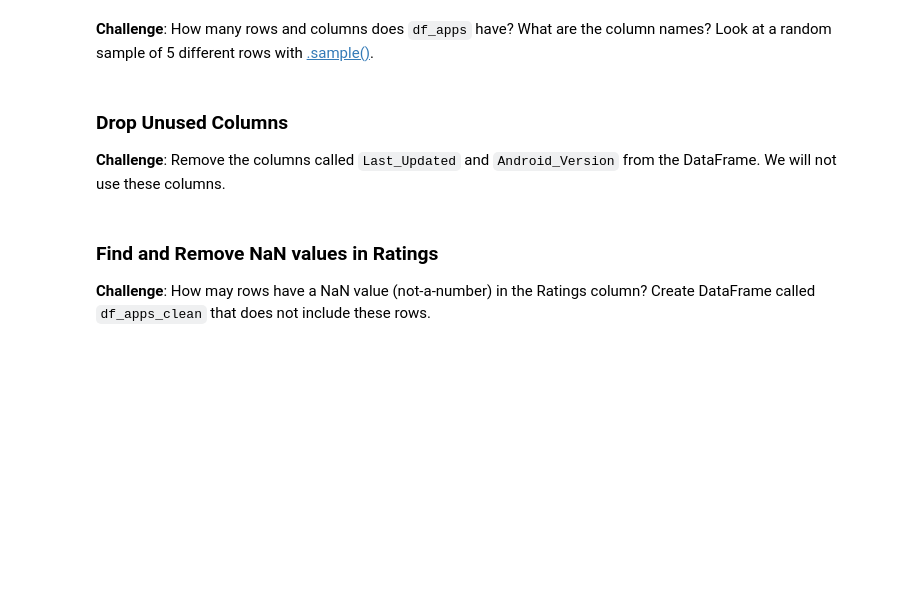
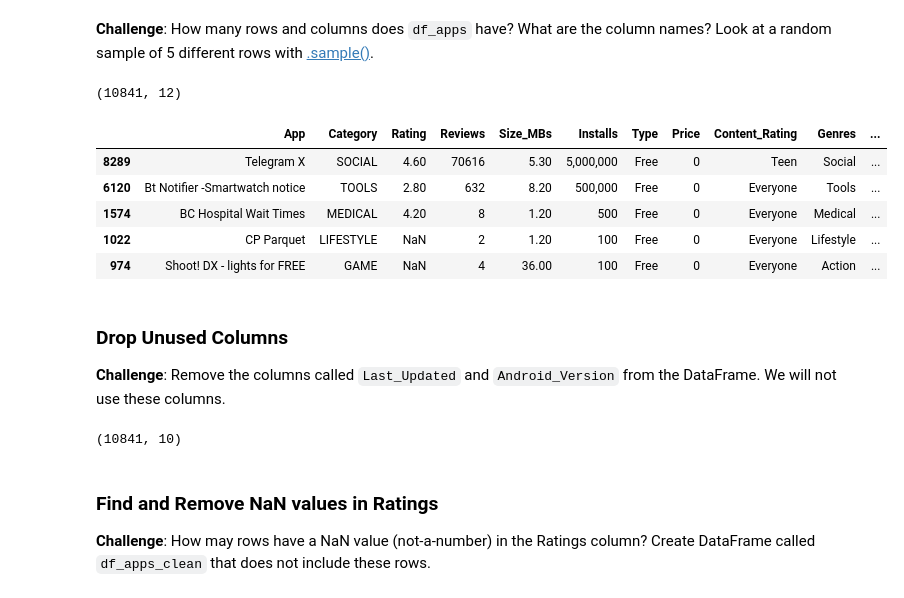
Before and after one commit to lXVILLALOBOSXl/pythonbootcamp, a Jupyter notebook: 76 - Beautiful Plotly Charts & Analysing the Android App Store/Google Play Store App Analytics (start).ipynb, the cells around one changed output. Cells and saved outputs as stored; diff of their text form; code cells hidden in the pictures; blank space fills up the shorter version.

```diff
--- a/76 - Beautiful Plotly Charts & Analysing the Android App Store/Google Play Store App Analytics (start).ipynb
+++ b/76 - Beautiful Plotly Charts & Analysing the Android App Store/Google Play Store App Analytics (start).ipynb
@@ -28,6 +26,19 @@ FileNotFoundError: ignored
 # Data Cleaning
 # %% [markdown]
 **Challenge**: How many rows and columns does `df_apps` have? What are the column names? Look at a random sample of 5 different rows with [.sample()](https://pandas.pydata.org/pandas-docs/stable/reference/api/pandas.DataFrame.sample.html).
+# %%
+df_apps.shape
+# %% [output]
+(10841, 12)
+# %%
+df_apps.sample(5)
+# %% [output]
+|  | App | Category | Rating | Reviews | Size_MBs | Installs | Type | Price | Content_Rating | Genres | ... |
+| 8289 | Telegram X | SOCIAL | 4.60 | 70616 | 5.30 | 5,000,000 | Free | 0 | Teen | Social | ... |
+| 6120 | Bt Notifier -Smartwatch notice | TOOLS | 2.80 | 632 | 8.20 | 500,000 | Free | 0 | Everyone | Tools | ... |
+| 1574 | BC Hospital Wait Times | MEDICAL | 4.20 | 8 | 1.20 | 500 | Free | 0 | Everyone | Medical | ... |
+| 1022 | CP Parquet | LIFESTYLE | NaN | 2 | 1.20 | 100 | Free | 0 | Everyone | Lifestyle | ... |
+| 974 | Shoot! DX - lights for FREE | GAME | NaN | 4 | 36.00 | 100 | Free | 0 | Everyone | Action | ... |
 # %% [markdown]
 ### Drop Unused Columns
 
@@ -35,3 +49,7 @@ FileNotFoundError: ignored
+# %%
+df_apps.shape
+# %% [output]
+(10841, 10)
 # %% [markdown]
 ### Find and Remove NaN values in Ratings
 
```
Also changed, not shown: parts of 36 cells of this notebook.
